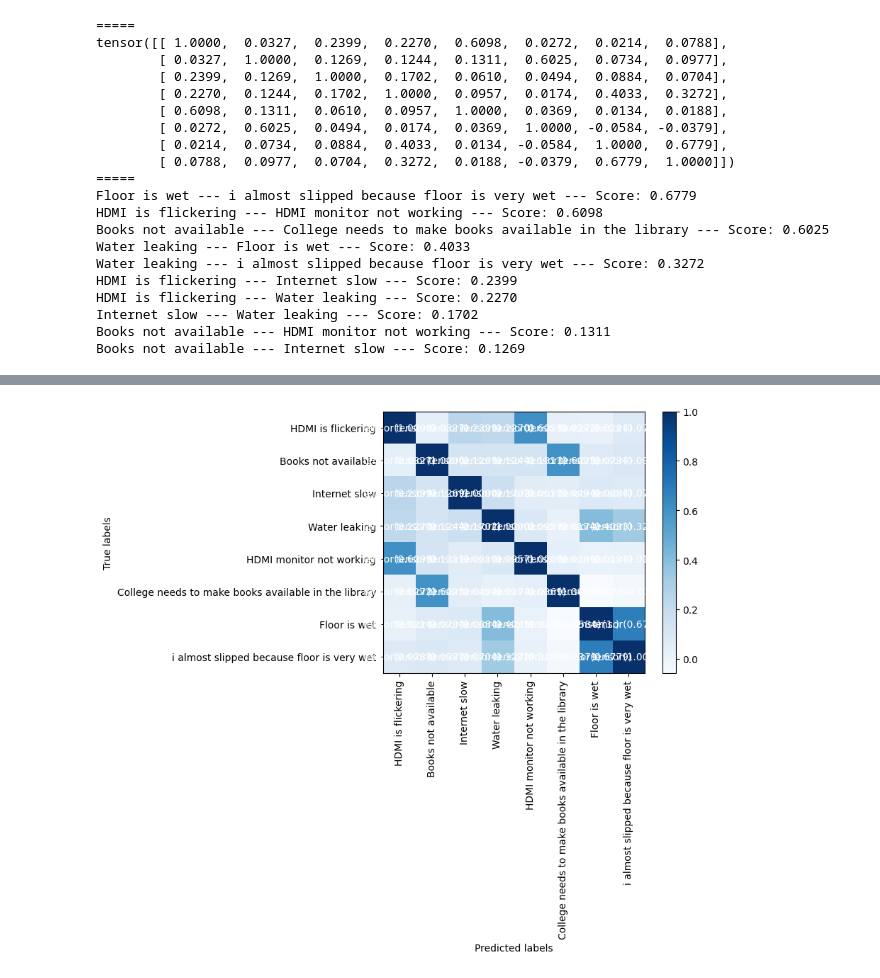
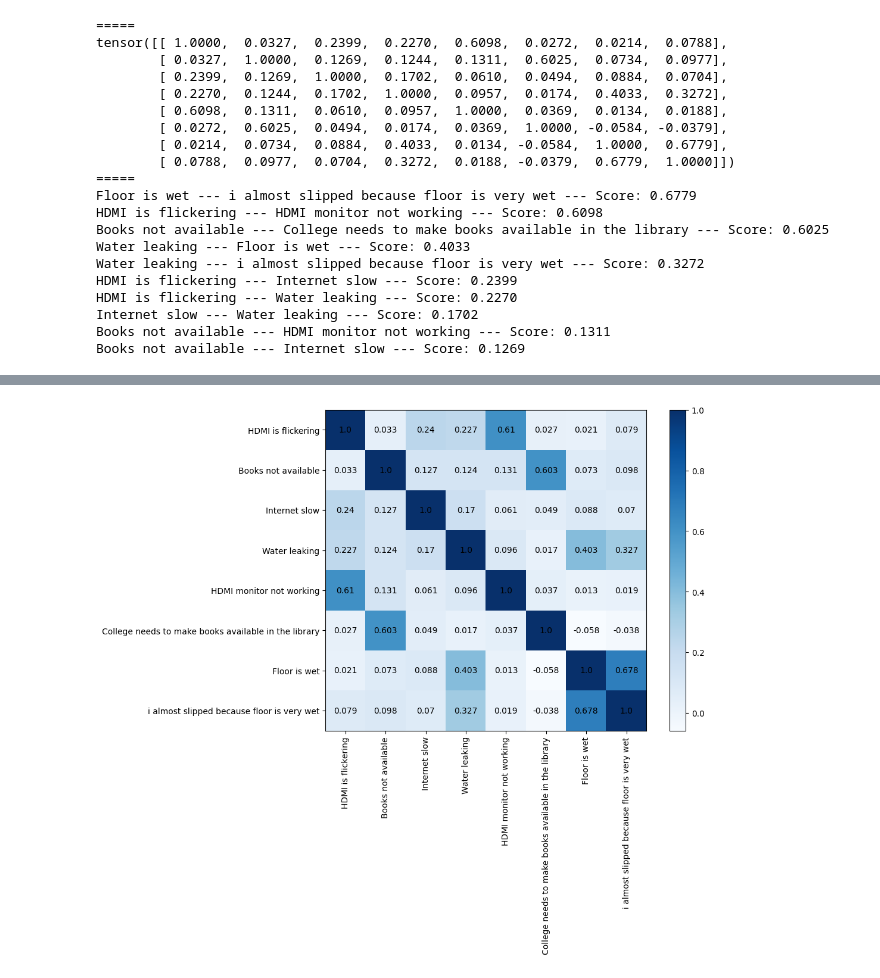
Before and after one commit to akashadhikari/sentence_similarity, a Jupyter notebook: sentence_similarity.ipynb, the cells around one changed output, grey strips where cells are left out. Drawn from its saved outputs; the diff is of its cells as text; code cells hidden in the pictures.

```diff
--- a/sentence_similarity.ipynb
+++ b/sentence_similarity.ipynb
@@ -89,19 +67,17 @@ tensor([[ 1.0000,  0.0327,  0.2399,  0.2270,  0.6098,  0.0272,  0.0214,  0.0788]
-# %%
-plt.imshow(cosine_scores, cmap='Blues')
-
-# Add colorbar and axis labels
-plt.colorbar()
-plt.xlabel('Predicted labels')
-plt.ylabel('True labels')
-plt.xticks([0,1,2,3,4,5,6,7], sentences, rotation=90)
-plt.yticks([0,1,2,3,4,5,6,7], sentences)
-
-# Add values inside the heatmap
-for i in range(cosine_scores.shape[0]):
-    for j in range(cosine_scores.shape[1]):
-        plt.text(j, i, str(cosine_scores[i,j]), ha='center', va='center', color='white')
-
-# Show the plot
-plt.show()
-# %% [output]
-[figure, removed]
+# %%
+plt.imshow(cosine_scores, cmap='Blues')
+
+# Add colorbar and axis labels
+plt.colorbar()
+plt.xticks([0,1,2,3,4,5,6,7], sentences, rotation=90)
+plt.yticks([0,1,2,3,4,5,6,7], sentences)
+
+# Add values inside the heatmap
+for i in range(cosine_scores.shape[0]):
+    for j in range(cosine_scores.shape[1]):
+        plt.text(j, i, cosine_scores[i,j].numpy().round(3), ha='center', va='center', color='black')
+
+# Show the plot
+plt.show()
+# %% [output]
+[figure, added]
```
Also changed, not shown: parts of 12 cells of this notebook, 1 other file.
